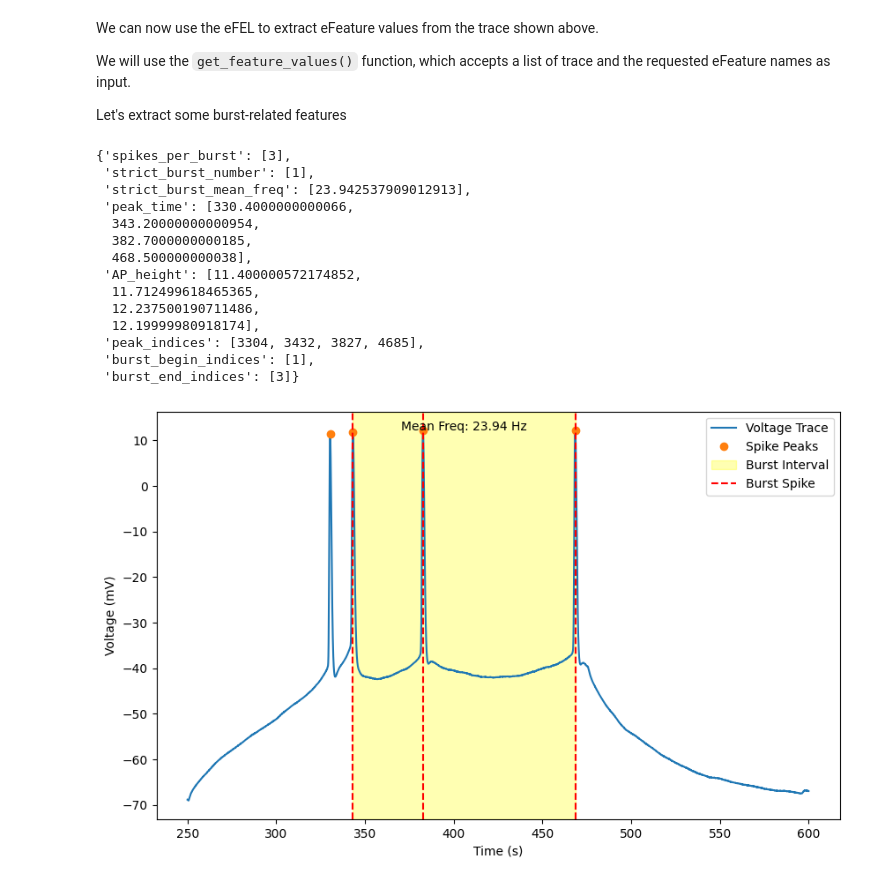
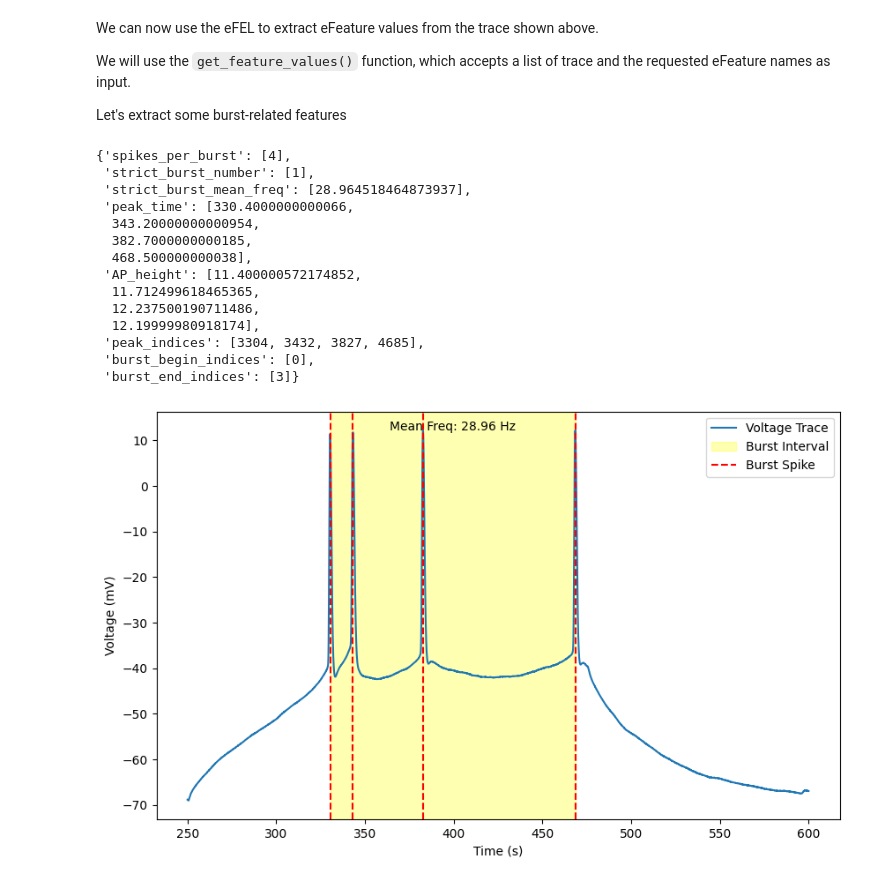
Before and after one commit to BlueBrain/eFEL, a Jupyter notebook: examples/neo/load_nwb.ipynb, the cells around one changed output. Cells and saved outputs as stored; diff of their text form; code cells hidden in the pictures.

```diff
--- a/examples/neo/load_nwb.ipynb
+++ b/examples/neo/load_nwb.ipynb
@@ -42,15 +42,15 @@ We will use the ``get_feature_values()`` function, which accepts a list of trace
 
 Let's extract some burst-related features
 # %%
-efel.set_int_setting("ignore_first_ISI", 1) # The first spike is ignored
-efel.set_double_setting("strict_burst_factor", 3.0) # The burst detection can be fine-tuned by changing the setting strict_burst_factor. Default value is 2.0.
+efel.set_int_setting("ignore_first_ISI", 0) # Don't ignore the first spike
+efel.set_double_setting("strict_burst_factor", 4.0) # The burst detection can be fine-tuned by changing the setting strict_burst_factor. Default value is 2.0.
 feature_values = efel.get_feature_values([trace], ['spikes_per_burst', 'strict_burst_number', 'strict_burst_mean_freq', 'peak_time', 'AP_height', 'peak_indices', 'burst_begin_indices', 'burst_end_indices'])[0]
 feature_values = {feature_name: list(values) for feature_name, values in feature_values.items()}
 feature_values
 # %% [output]
-{'spikes_per_burst': [3],
+{'spikes_per_burst': [4],
  'strict_burst_number': [1],
- 'strict_burst_mean_freq': [23.942537909012913],
+ 'strict_burst_mean_freq': [28.964518464873937],
  'peak_time': [330.4000000000066,
   343.20000000000954,
   382.7000000000185,
@@ -60,37 +60,36 @@ feature_values
   12.237500190711486,
   12.19999980918174],
  'peak_indices': [3304, 3432, 3827, 4685],
- 'burst_begin_indices': [1],
+ 'burst_begin_indices': [0],
  'burst_end_indices': [3]}
 # %%
 burst_begin_indices = feature_values['burst_begin_indices'][0]
 burst_end_indices = feature_values['burst_end_indices'][0]
 peak_times = feature_values['peak_time']
 ap_heights = feature_values['AP_height']
 burst_mean_freq = feature_values['strict_burst_mean_freq']
 
 time_spike_indices = numpy.where((time > stim_start) & (time < stim_end))
 time_spike = time[time_spike_indices]
 voltage_spike = voltage[time_spike_indices]
 
 plt.figure(figsize=(10, 6))
 plt.plot(time_spike, voltage_spike, label='Voltage Trace')
-plt.plot(peak_times, ap_heights, 'o', label='Spike Peaks')
 
 burst_start = peak_times[burst_begin_indices]
 burst_end = peak_times[burst_end_indices]
 mean_frequency = burst_mean_freq[0]
 
 plt.axvspan(burst_start, burst_end, color='yellow', alpha=0.3, label='Burst Interval')
 
 for spike_time in peak_times[burst_begin_indices:burst_end_indices+1]:
     plt.axvline(x=spike_time, color='red', linestyle='--', label='Burst Spike' if 'Burst Spike' not in plt.gca().get_legend_handles_labels()[1] else "")
 
 plt.text((burst_start + burst_end) / 2, max(voltage_spike), f'Mean Freq: {mean_frequency:.2f} Hz', horizontalalignment='center', color='black')
 
 plt.legend()
 plt.xlabel('Time (s)')
 plt.ylabel('Voltage (mV)')
 plt.show()
 # %% [output]
-[figure, old version]
+[figure, new version]
```
